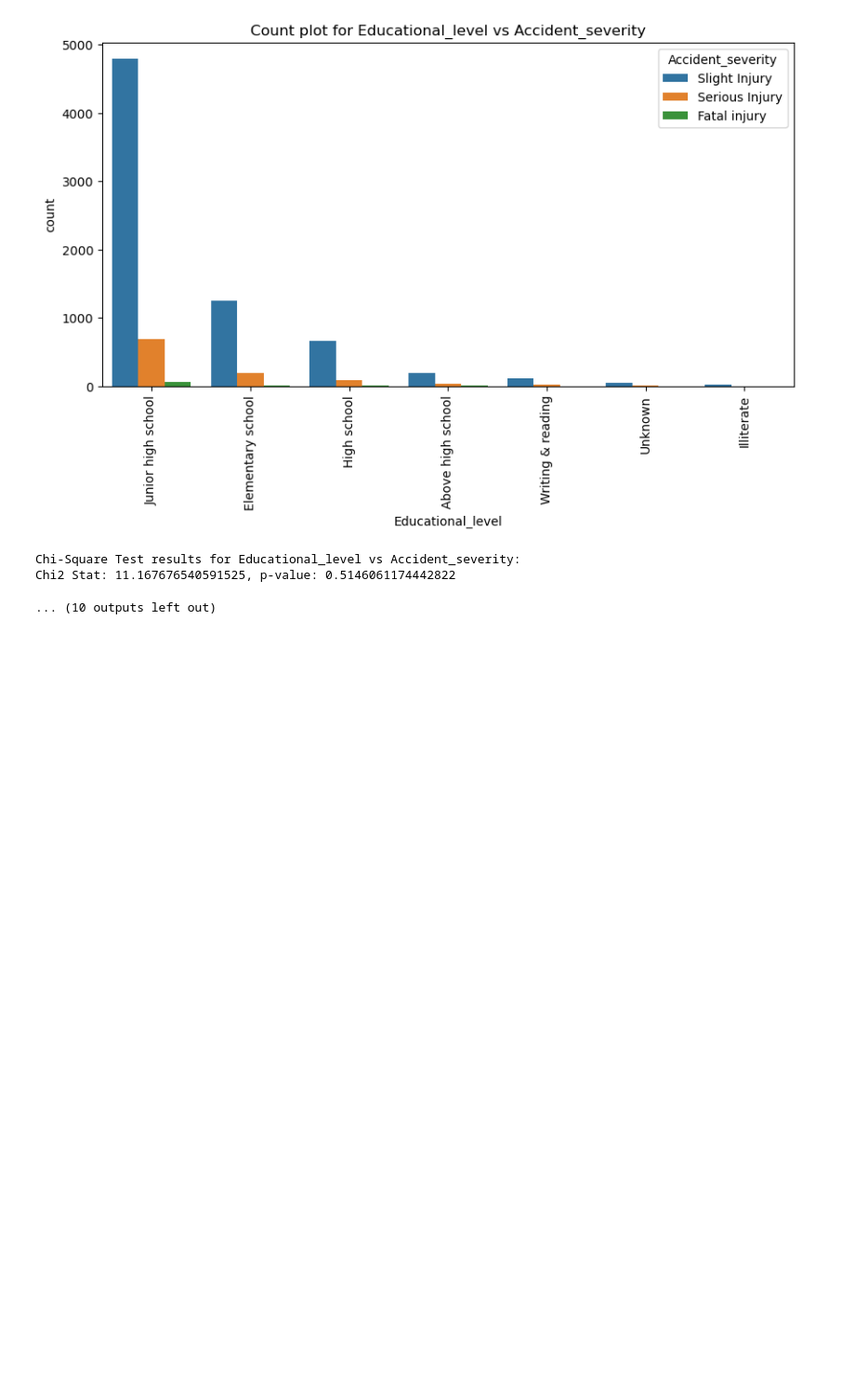
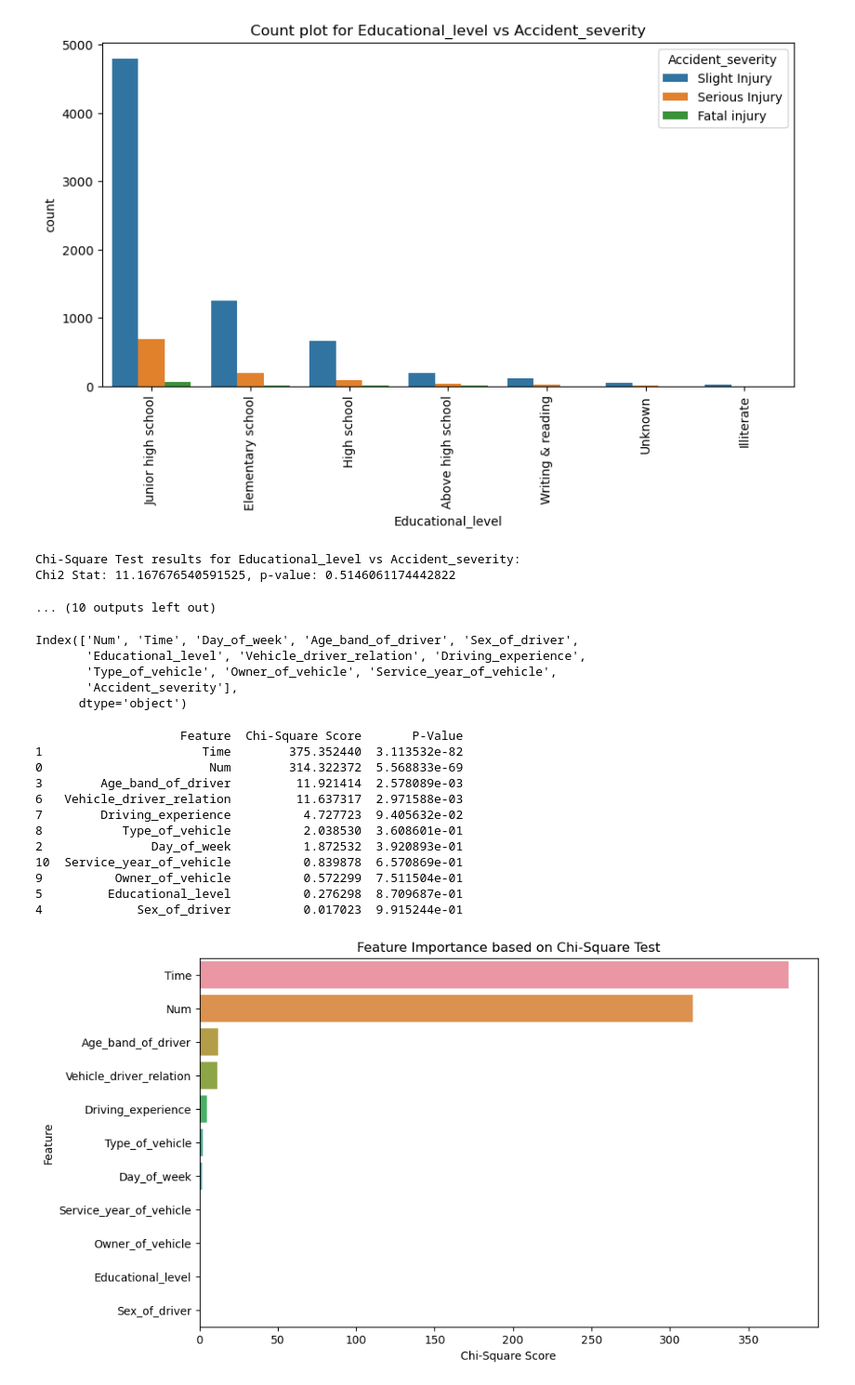
Before and after one commit to junclemente/ADS502-FinalProject, a Jupyter notebook: matt/eda.ipynb, the cells around one changed output. Shown at 93% size. Drawn from its saved outputs; the diff is of its cells as text; code cells hidden in the pictures; blank space fills up the shorter version.

Commit message:
updated chisqare and pvalue evaluation for features

```diff
--- a/matt/eda.ipynb
+++ b/matt/eda.ipynb
@@ -261,3 +261,67 @@ Chi2 Stat: 2.0066350826267967, p-value: 0.7345384293334768
 Chi-Square Test results for Educational_level vs Accident_severity:
 Chi2 Stat: 11.167676540591525, p-value: 0.5146061174442822
 ... (10 outputs left out)
+# %%
+print(df_matt_cleaned.columns)
+# %% [output]
+Index(['Num', 'Time', 'Day_of_week', 'Age_band_of_driver', 'Sex_of_driver',
+       'Educational_level', 'Vehicle_driver_relation', 'Driving_experience',
+       'Type_of_vehicle', 'Owner_of_vehicle', 'Service_year_of_vehicle',
+       'Accident_severity'],
+      dtype='object')
+# %%
+import pandas as pd
+import numpy as np
+from sklearn.preprocessing import LabelEncoder
+from sklearn.feature_selection import SelectKBest, chi2
+import seaborn as sns
+import matplotlib.pyplot as plt
+
+
+
+label_encoder = LabelEncoder()
+
+
+categorical_columns = ['Time', 'Day_of_week', 'Age_band_of_driver', 'Sex_of_driver',
+                       'Educational_level', 'Vehicle_driver_relation', 'Driving_experience',
+                       'Type_of_vehicle', 'Owner_of_vehicle', 'Service_year_of_vehicle']
+
+for col in categorical_columns:
+    df_matt_cleaned[col] = label_encoder.fit_transform(df_matt_cleaned[col])
+
+
+df_matt_cleaned['Accident_severity'] = label_encoder.fit_transform(df_matt_cleaned['Accident_severity'])
+
+
+X = df_matt_cleaned.drop(columns=['Accident_severity'])
+y = df_matt_cleaned['Accident_severity']
+
+
+best_features = SelectKBest(score_func=chi2, k='all')
+fit = best_features.fit(X, y)
+
+
+feature_scores = pd.DataFrame({'Feature': X.columns, 'Chi-Square Score': fit.scores_, 'P-Value': fit.pvalues_})
+
+
+print(feature_scores.sort_values(by='Chi-Square Score', ascending=False))
+
+
+plt.figure(figsize=(10, 6))
+sns.barplot(x='Chi-Square Score', y='Feature', data=feature_scores.sort_values(by='Chi-Square Score', ascending=False))
+plt.title('Feature Importance based on Chi-Square Test')
+plt.show()
+# %% [output]
+                    Feature  Chi-Square Score       P-Value
+1                      Time        375.352440  3.113532e-82
+0                       Num        314.322372  5.568833e-69
+3        Age_band_of_driver         11.921414  2.578089e-03
+6   Vehicle_driver_relation         11.637317  2.971588e-03
+7        Driving_experience          4.727723  9.405632e-02
+8           Type_of_vehicle          2.038530  3.608601e-01
+2               Day_of_week          1.872532  3.920893e-01
+10  Service_year_of_vehicle          0.839878  6.570869e-01
+9          Owner_of_vehicle          0.572299  7.511504e-01
+5         Educational_level          0.276298  8.709687e-01
+4             Sex_of_driver          0.017023  9.915244e-01
+[figure, added]
```
